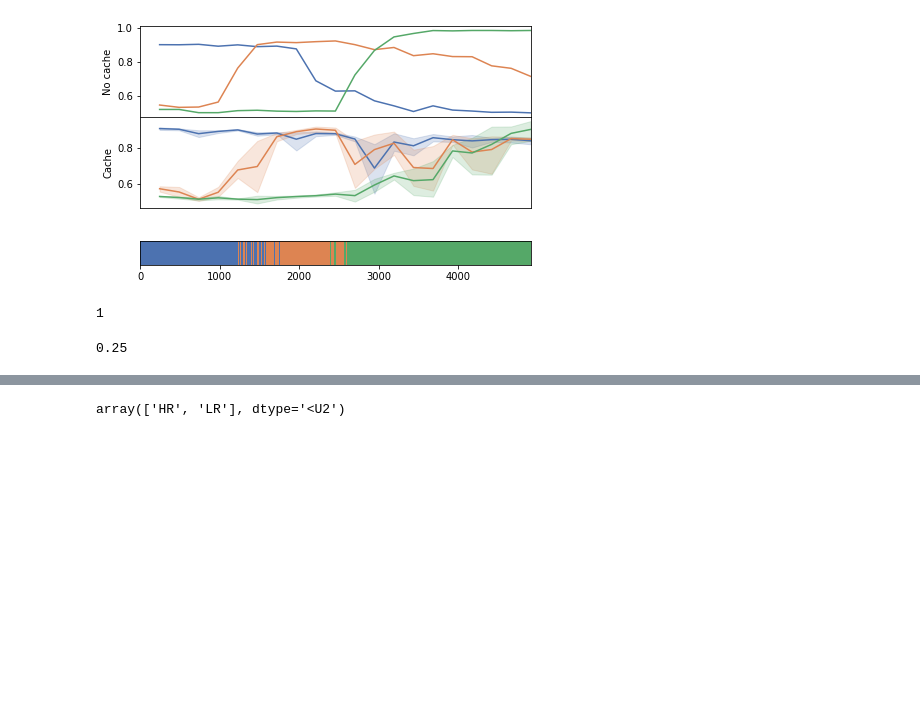
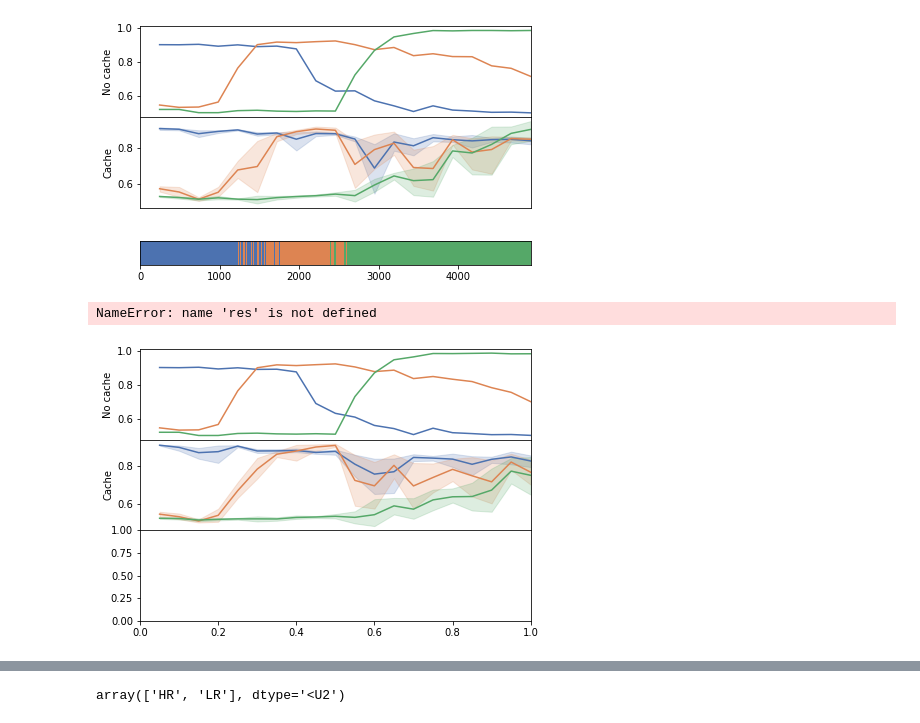
Before and after one commit to cirmuw/dynamicmemory, a Jupyter notebook: Results.ipynb, the cells around one changed output, grey strips where cells are left out. Drawn from its saved outputs; the diff is of its cells as text; code cells hidden in the pictures; blank space fills up the shorter version.

```diff
--- a/Results.ipynb
+++ b/Results.ipynb
@@ -635,7 +652,7 @@ data = 'catsinom_combined_dsts_dataset.csv'
 # df_randomcache = pd.DataFrame()
 hparams={'continous': True,
              'use_cache':True,
-            'datasetfile': 'catsinom_combined_dsts2_dataset.csv',
+            'datasetfile': 'catsinom_combined_dsts3_dataset.csv',
             'base_model': 'batch_lr_base_train_1_2d20289ac9.pt',
             'val_check_interval': 30,
             'cachemaximum':64,
@@ -645,7 +662,7 @@ df_randomcache = res_data_for_params(hparams)
 # df_wo_cache = pd.DataFrame()
 hparams={'continous': True,
          'use_cache':False,
-            'datasetfile': 'catsinom_combined_dsts2_dataset.csv',
+            'datasetfile': 'catsinom_combined_dsts3_dataset.csv',
             'base_model': 'batch_lr_base_train_1_2d20289ac9.pt',
             'val_check_interval': 30}
 df_wo_cache = res_data_for_params(hparams)
@@ -699,11 +716,31 @@ ax[2].get_yaxis()
 # %% [output]
 <matplotlib.axis.YAxis at 0x...>
 [figure]
-# %%
-np.random.binomial(1,min(5/((10)*2),1))
-# %% [output]
-1
-# %%
-min(5/((10)*2),1)
-# %% [output]
-0.25
+# %%
+newcmp = ListedColormap(sns.color_palette("deep", 3))
+sns.set_palette(sns.color_palette("deep", 3))
+
+fig, ax = plt.subplots(3,1, figsize=(7, 5))
+
+plt.subplots_adjust(hspace=0.0)
+
+sns.lineplot(data=df_wo_cache, y='val_acc_lr', x='idx', ax=ax[0], err_style=None)
+sns.lineplot(data=df_wo_cache, y='val_acc_hr', x='idx', ax=ax[0], err_style=None)
+sns.lineplot(data=df_wo_cache, y='val_acc_hr_ts', x='idx', ax=ax[0], err_style=None)
+ax[0].get_xaxis().set_visible(False)
+ax[0].set_xlim(0, 20)
+ax[0].set_ylabel('No cache')
+
+sns.lineplot(data=df_randomcache, y='val_acc_lr', x='idx', ax=ax[1])
+sns.lineplot(data=df_randomcache, y='val_acc_hr', x='idx', ax=ax[1])
+sns.lineplot(data=df_randomcache, y='val_acc_hr_ts', x='idx', ax=ax[1])
+ax[1].get_xaxis().set_visible(False)
+ax[1].set_xlim(0, 20)
+ax[1].set_ylabel('Cache')
+
+ax[2].imshow(np.tile(res,(300,1)), cmap=newcmp, alpha=1.0)
+ax[2].get_yaxis().set_visible(False)
+ax[2].get_yaxis()
+# %% [output]
+NameError: name 'res' is not defined
+[figure, added]
```
Also changed, not shown: parts of 26 cells of this notebook, 2 other files.
